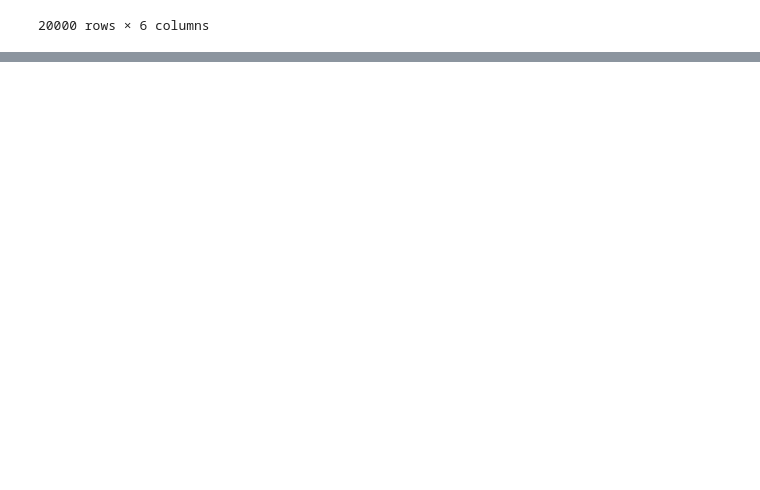
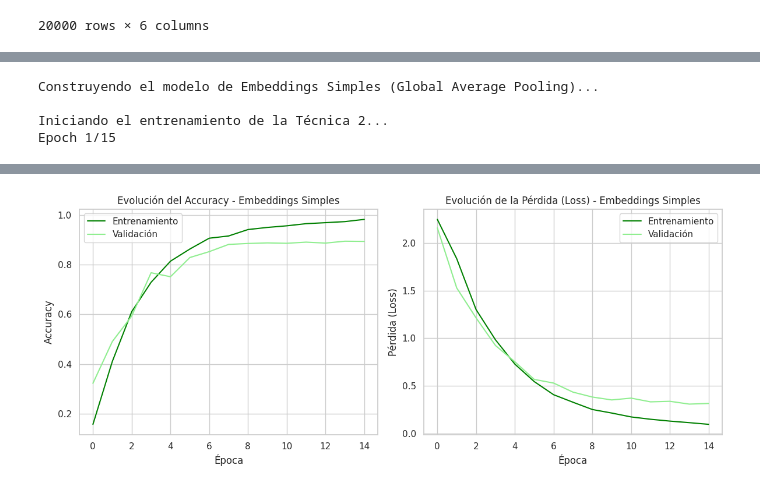
Before and after one commit to dvarelaj/nlp-miniproyecto-icesi, a Jupyter notebook: version2_mini_proyecto_2.ipynb, the cells around one changed output, grey strips where cells are left out. Saved outputs shown, nothing was run; the diff lists cells and outputs as text; code cells hidden in the pictures; blank space fills up the shorter version.

```diff
--- a/version2_mini_proyecto_2.ipynb
+++ b/version2_mini_proyecto_2.ipynb
@@ -294,0 +487,9 @@ df_arxiv
+# %%
+# Calcular pesos balanceados para evitar que la red solo adivine una categoría
+class_weights = compute_class_weight(
+    class_weight='balanced',
+    classes=np.unique(y_train),
+    y=y_train
+)
+class_weight_dict = dict(enumerate(class_weights))
+print("Pesos calculados listos para usarse.")
@@ -294,0 +503,68 @@ df_arxiv
+# %%
+# --- 1. CONSTRUCCIÓN DEL MODELO DE EMBEDDINGS SIMPLES (TÉCNICA 2) ---
+print("Construyendo el modelo de Embeddings Simples (Global Average Pooling)...")
+emb_model = Sequential()
+# Misma capa de Embedding que la LSTM
+emb_model.add(Embedding(input_dim=MAX_VOCAB_SIZE, output_dim=128, input_length=MAX_SEQUENCE_LENGTH))
+
+# En lugar de una red recurrente (LSTM), simplemente promediamos los vectores de todas las palabras
+emb_model.add(GlobalAveragePooling1D())
+
+# Capa densa intermedia para procesar ese promedio
+emb_model.add(Dense(64, activation='relu'))
+
+# Capa de salida (10 categorías)
+emb_model.add(Dense(num_classes, activation='softmax'))
+
+emb_model.compile(loss='categorical_crossentropy', optimizer='adam', metrics=['accuracy'])
+
+# --- 2. ENTRENAMIENTO ---
+early_stop = EarlyStopping(monitor='val_loss', patience=3, restore_best_weights=True)
+
+print("\nIniciando el entrenamiento de la Técnica 2...")
+history_emb = emb_model.fit(
+    X_train_pad, y_train_cat,
+    epochs=15,
+    batch_size=64,
+    validation_data=(X_test_pad, y_test_cat),
+    callbacks=[early_stop],
+    class_weight=class_weight_dict
+)
+
+# --- 3. EVALUACIÓN ---
+y_pred_probs_emb = emb_model.predict(X_test_pad)
+y_pred_emb = np.argmax(y_pred_probs_emb, axis=1)
+
+print("\n--- Resultados del Modelo Embeddings Simples (Técnica 2) ---")
+print(f"Accuracy General: {accuracy_score(y_test, y_pred_emb):.4f}")
+print("\nReporte de Clasificación:")
+print(classification_report(y_test, y_pred_emb, target_names=le.classes_))
+
+# --- 4. GRÁFICOS ---
+plt.figure(figsize=(12, 5))
+
+# Gráfica de Accuracy
+plt.subplot(1, 2, 1)
+plt.plot(history_emb.history['accuracy'], label='Entrenamiento', color='green')
+plt.plot(history_emb.history['val_accuracy'], label='Validación', color='lightgreen')
+plt.title('Evolución del Accuracy - Embeddings Simples')
+plt.xlabel('Época')
+plt.ylabel('Accuracy')
+plt.legend()
+
+# Gráfica de Pérdida
+plt.subplot(1, 2, 2)
+plt.plot(history_emb.history['loss'], label='Entrenamiento', color='green')
+plt.plot(history_emb.history['val_loss'], label='Validación', color='lightgreen')
+plt.title('Evolución de la Pérdida (Loss) - Embeddings Simples')
+plt.xlabel('Época')
+plt.ylabel('Pérdida (Loss)')
+plt.legend()
+
+plt.tight_layout()
+plt.show()
+# %% [output]
+Construyendo el modelo de Embeddings Simples (Global Average Pooling)...
+
+Iniciando el entrenamiento de la Técnica 2...
+Epoch 1/15
@@ -294,0 +588 @@ df_arxiv
+[figure, added]
```
Also changed, not shown: parts of 20 cells of this notebook.
